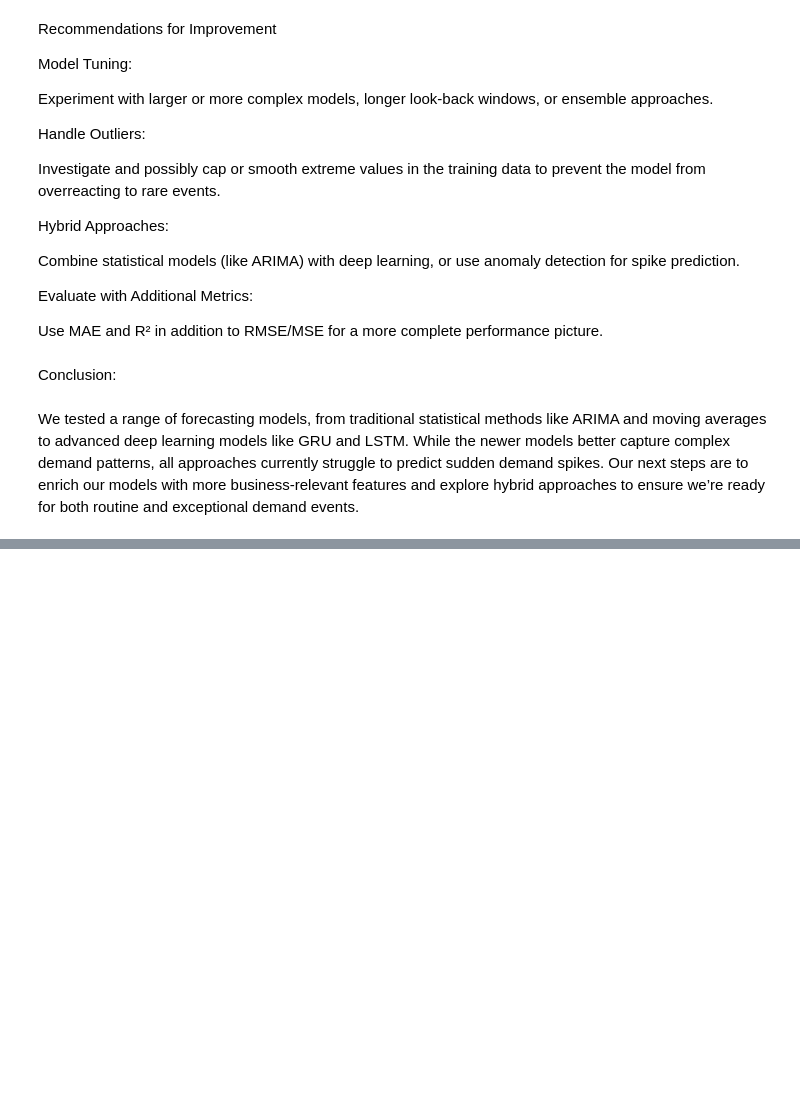
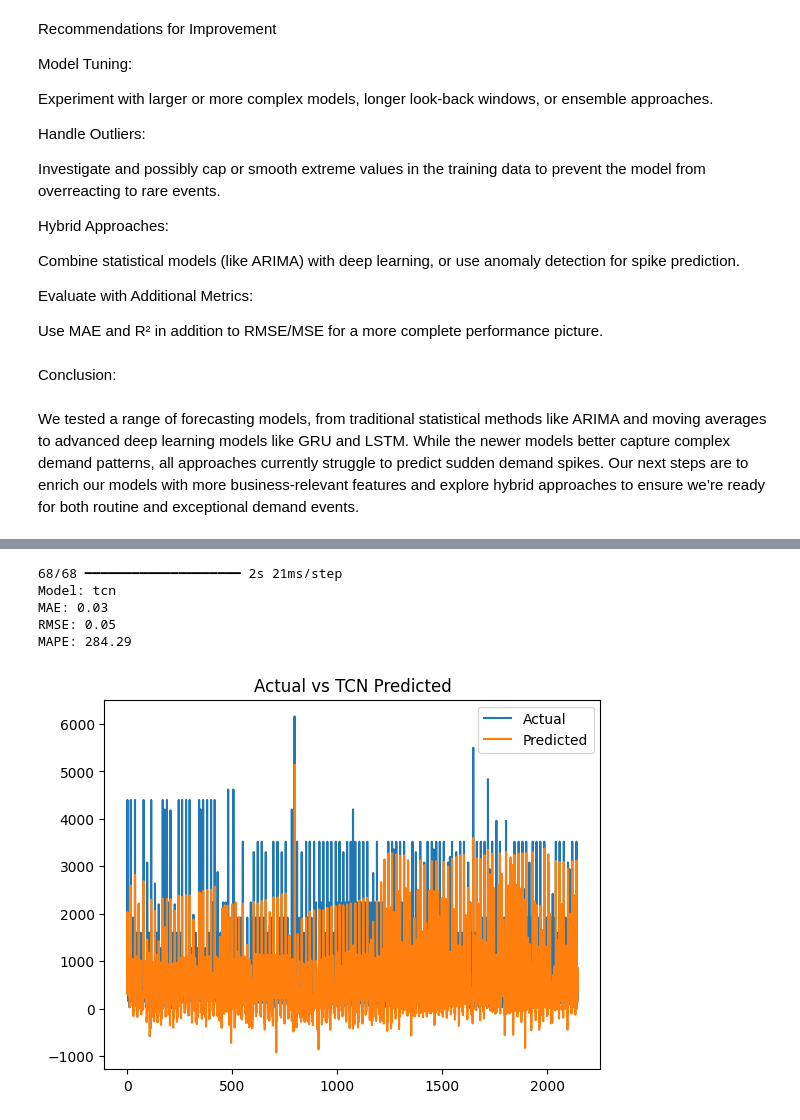
Before and after one commit to raghavab1205/Demand_Forecasting-For_SCM, a Jupyter notebook: analysis/notebook1.ipynb, the cells around one changed output, grey strips where cells are left out. Cells and saved outputs as stored; diff of their text form; code cells hidden in the pictures; blank space fills up the shorter version.

```diff
--- a/analysis/notebook1.ipynb
+++ b/analysis/notebook1.ipynb
@@ -874,0 +914,9 @@ We tested a range of forecasting models, from traditional statistical methods li
+# %%
+from tcn import TCN
+
+    tcn_model = Sequential([
+        TCN(input_shape=(3, 63)),  # look_back: window size, n_features: number of features
+        Dense(1)
+    ])
+    tcn_model.compile(optimizer='adam', loss='mse')
+    tcn_history = tcn_model.fit(X_train, y_train, epochs=20, validation_data=(X_val, y_val))
@@ -874,0 +941,2 @@ We tested a range of forecasting models, from traditional statistical methods li
+# %%
+tcn_pred = tcn_model.predict(X_test)
@@ -874,0 +952,26 @@ We tested a range of forecasting models, from traditional statistical methods li
+# %%
+result = {
+    'tcn': evaluate(y_test, model.predict(X_test))
+}
+
+for model, metrics in result.items():
+    print(f"Model: {model}")
+    print(f"MAE: {metrics['MAE']:.2f}")
+    print(f"RMSE: {metrics['RMSE']:.2f}")
+    print(f"MAPE: {metrics['MAPE']:.2f}")
+    print()
+# %% [output]
+68/68 ━━━━━━━━━━━━━━━━━━━━ 2s 21ms/step
+Model: tcn
+MAE: 0.03
+RMSE: 0.05
+MAPE: 284.29
+# %%
+tcn_pred_original = invert_scaler(tcn_pred, scaler)
+plt.plot(y_test_original, label='Actual')
+plt.plot(tcn_pred_original, label='Predicted')
+plt.legend()
+plt.title('Actual vs TCN Predicted')
+plt.show()
+# %% [output]
+[figure, added]
```
Also changed, not shown: parts of 22 cells of this notebook.
